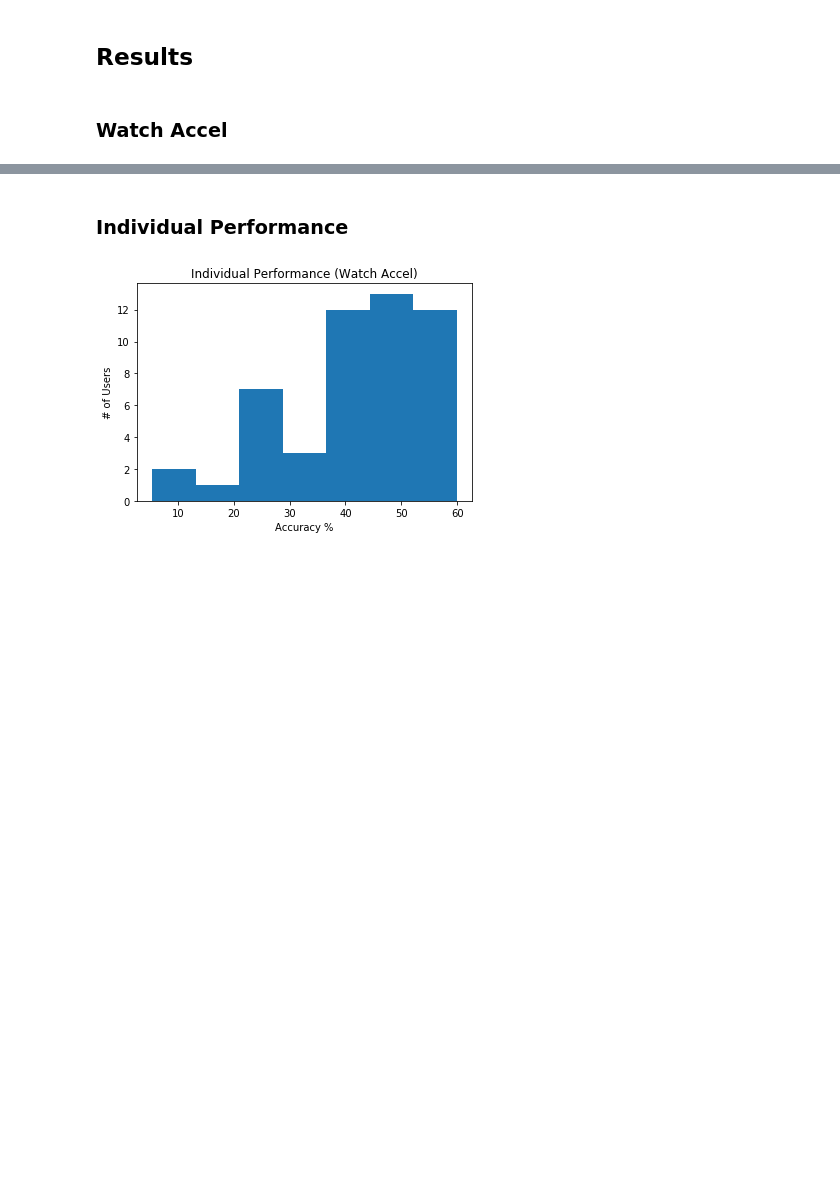
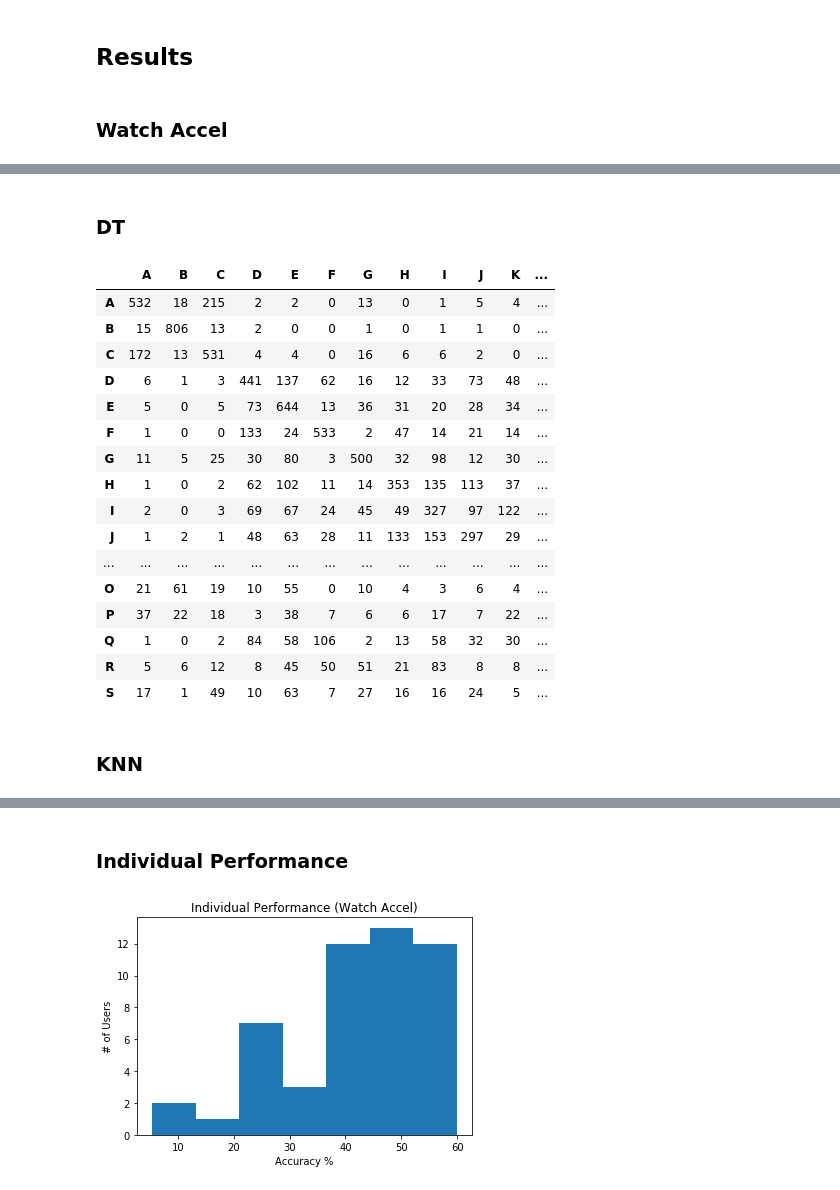
Before and after one commit to abby1ill/AR-sensor-fusion, a Jupyter notebook: Scripts.ipynb, the cells around one changed output, grey strips where cells are left out. Cells and saved outputs as stored; diff of their text form; code cells hidden in the pictures; blank space fills up the shorter version.

```diff
--- a/Scripts.ipynb
+++ b/Scripts.ipynb
@@ -843,3 +865,27 @@ agg_impersonal_scores1, agg_impersonal_stds1, agg_impersonal_cms1 = aggregateInd
+# %% [markdown]
+### DT
+# %%
+agg_impersonal_cms1[1]
+# %% [output]
+|  | A | B | C | D | E | F | G | H | I | J | K | ... |
+| A | 532 | 18 | 215 | 2 | 2 | 0 | 13 | 0 | 1 | 5 | 4 | ... |
+| B | 15 | 806 | 13 | 2 | 0 | 0 | 1 | 0 | 1 | 1 | 0 | ... |
+| C | 172 | 13 | 531 | 4 | 4 | 0 | 16 | 6 | 6 | 2 | 0 | ... |
+| D | 6 | 1 | 3 | 441 | 137 | 62 | 16 | 12 | 33 | 73 | 48 | ... |
+| E | 5 | 0 | 5 | 73 | 644 | 13 | 36 | 31 | 20 | 28 | 34 | ... |
+| F | 1 | 0 | 0 | 133 | 24 | 533 | 2 | 47 | 14 | 21 | 14 | ... |
+| G | 11 | 5 | 25 | 30 | 80 | 3 | 500 | 32 | 98 | 12 | 30 | ... |
+| H | 1 | 0 | 2 | 62 | 102 | 11 | 14 | 353 | 135 | 113 | 37 | ... |
+| I | 2 | 0 | 3 | 69 | 67 | 24 | 45 | 49 | 327 | 97 | 122 | ... |
+| J | 1 | 2 | 1 | 48 | 63 | 28 | 11 | 133 | 153 | 297 | 29 | ... |
+| ... | ... | ... | ... | ... | ... | ... | ... | ... | ... | ... | ... | ... |
+| O | 21 | 61 | 19 | 10 | 55 | 0 | 10 | 4 | 3 | 6 | 4 | ... |
+| P | 37 | 22 | 18 | 3 | 38 | 7 | 6 | 6 | 17 | 7 | 22 | ... |
+| Q | 1 | 0 | 2 | 84 | 58 | 106 | 2 | 13 | 58 | 32 | 30 | ... |
+| R | 5 | 6 | 12 | 8 | 45 | 50 | 51 | 21 | 83 | 8 | 8 | ... |
+| S | 17 | 1 | 49 | 10 | 63 | 7 | 27 | 16 | 16 | 24 | 5 | ... |
+# %% [markdown]
+### KNN
 # %%
 agg_impersonal_cms1[2]
 # %% [output]
```
Also changed, not shown: parts of 52 cells of this notebook.
